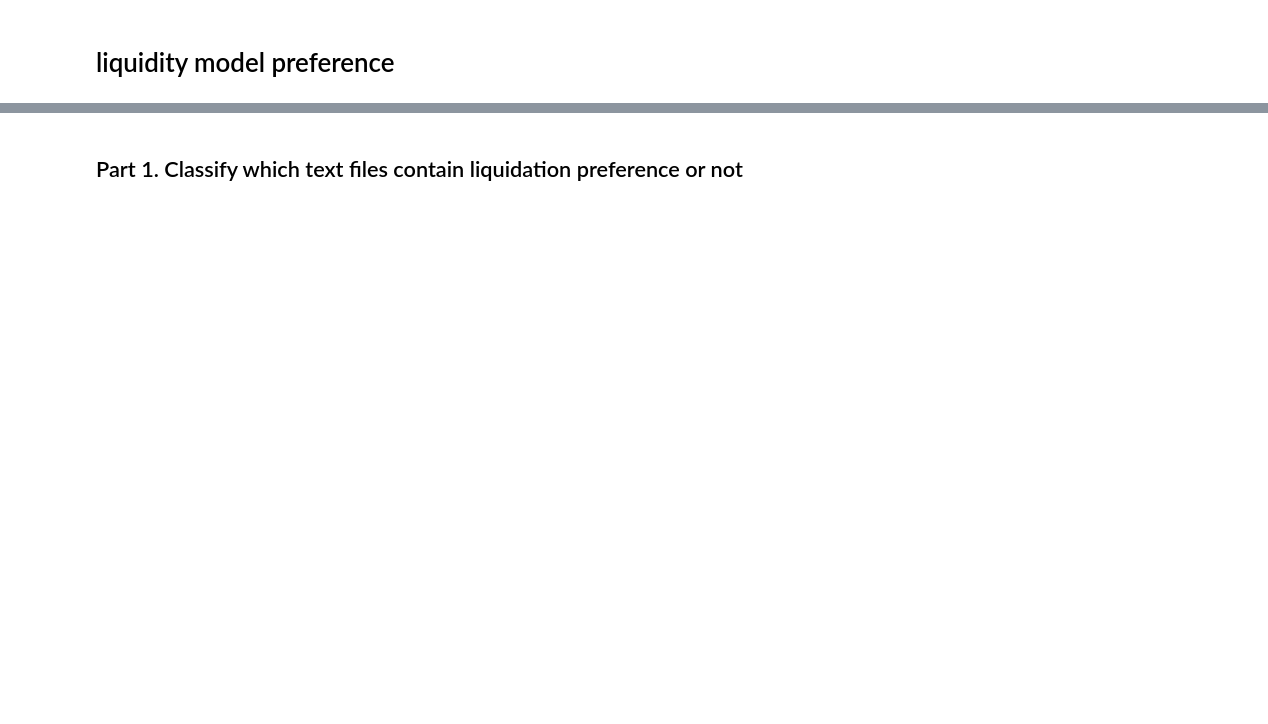
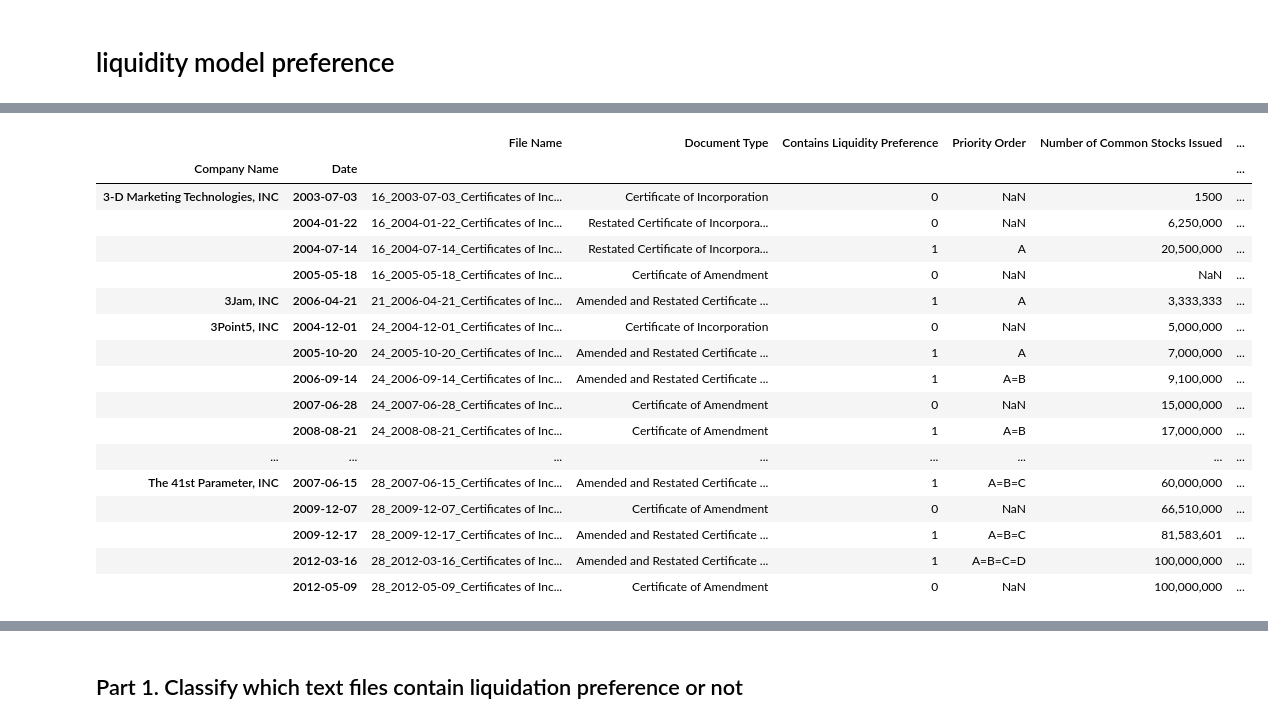
Before and after one commit to alexchen4/vc-research, a Jupyter notebook: liquidation.ipynb, the cells around one changed output, grey strips where cells are left out. Cells and saved outputs as stored; diff of their text form; code cells hidden in the pictures; blank space fills up the shorter version.

```diff
--- a/liquidation.ipynb
+++ b/liquidation.ipynb
@@ -4,0 +22,7 @@
+# %%
+# Load the CSV files
+batch1_labeled_path = "/Users/alexchen/Downloads/Projects/vc-research/URAP VC Research - [Readable] Batch 1 Main.csv"
+batch1_labeled = pd.read_csv(batch1_labeled_path)
+
+batch1_lp_path = "/Users/alexchen/Downloads/Projects/vc-research/URAP VC Research - Batch 1 Details.csv"
+batch1_lp = pd.read_csv(batch1_lp_path)
@@ -4,0 +58,37 @@
+# %%
+# change date column to date type
+batch1_labeled["Date"] = pd.to_datetime(batch1_labeled["Date"])
+
+# create multi-index dataframe ordering timesreies data
+batch1_labeled_multiindex = batch1_labeled.set_index(["Company Name", "Date"]).sort_index()
+
+# sort by date ascending for each company
+batch1_labeled_multiindex = batch1_labeled_multiindex.groupby(level=0, sort=False).apply(
+    lambda x: x.sort_index(level=1)
+)
+batch1_labeled_multiindex.index = batch1_labeled_multiindex.index.droplevel(0)
+# %%
+pd.set_option('display.max_rows', None)
+pd.set_option('display.max_columns', None)
+#pd.reset_option('^display.', silent=True)
+
+batch1_labeled_multiindex
+# %% [output]
+|  |  | File Name | Document Type | Contains Liquidity Preference | Priority Order | Number of Common Stocks Issued | ... |
+| Company Name | Date |  |  |  |  |  | ... |
+| 3-D Marketing Technologies, INC | 2003-07-03 | 16_2003-07-03_Certificates of Inc... | Certificate of Incorporation | 0 | NaN | 1500 | ... |
+|  | 2004-01-22 | 16_2004-01-22_Certificates of Inc... | Restated Certificate of Incorpora... | 0 | NaN | 6,250,000 | ... |
+|  | 2004-07-14 | 16_2004-07-14_Certificates of Inc... | Restated Certificate of Incorpora... | 1 | A | 20,500,000 | ... |
+|  | 2005-05-18 | 16_2005-05-18_Certificates of Inc... | Certificate of Amendment | 0 | NaN | NaN | ... |
+| 3Jam, INC | 2006-04-21 | 21_2006-04-21_Certificates of Inc... | Amended and Restated Certificate ... | 1 | A | 3,333,333 | ... |
+| 3Point5, INC | 2004-12-01 | 24_2004-12-01_Certificates of Inc... | Certificate of Incorporation | 0 | NaN | 5,000,000 | ... |
+|  | 2005-10-20 | 24_2005-10-20_Certificates of Inc... | Amended and Restated Certificate ... | 1 | A | 7,000,000 | ... |
+|  | 2006-09-14 | 24_2006-09-14_Certificates of Inc... | Amended and Restated Certificate ... | 1 | A=B | 9,100,000 | ... |
+|  | 2007-06-28 | 24_2007-06-28_Certificates of Inc... | Certificate of Amendment | 0 | NaN | 15,000,000 | ... |
+|  | 2008-08-21 | 24_2008-08-21_Certificates of Inc... | Certificate of Amendment | 1 | A=B | 17,000,000 | ... |
+| ... | ... | ... | ... | ... | ... | ... | ... |
+| The 41st Parameter, INC | 2007-06-15 | 28_2007-06-15_Certificates of Inc... | Amended and Restated Certificate ... | 1 | A=B=C | 60,000,000 | ... |
+|  | 2009-12-07 | 28_2009-12-07_Certificates of Inc... | Certificate of Amendment | 0 | NaN | 66,510,000 | ... |
+|  | 2009-12-17 | 28_2009-12-17_Certificates of Inc... | Amended and Restated Certificate ... | 1 | A=B=C | 81,583,601 | ... |
+|  | 2012-03-16 | 28_2012-03-16_Certificates of Inc... | Amended and Restated Certificate ... | 1 | A=B=C=D | 100,000,000 | ... |
+|  | 2012-05-09 | 28_2012-05-09_Certificates of Inc... | Certificate of Amendment | 0 | NaN | 100,000,000 | ... |
```
Also changed, not shown: parts of 17 cells of this notebook, 1 other file.
